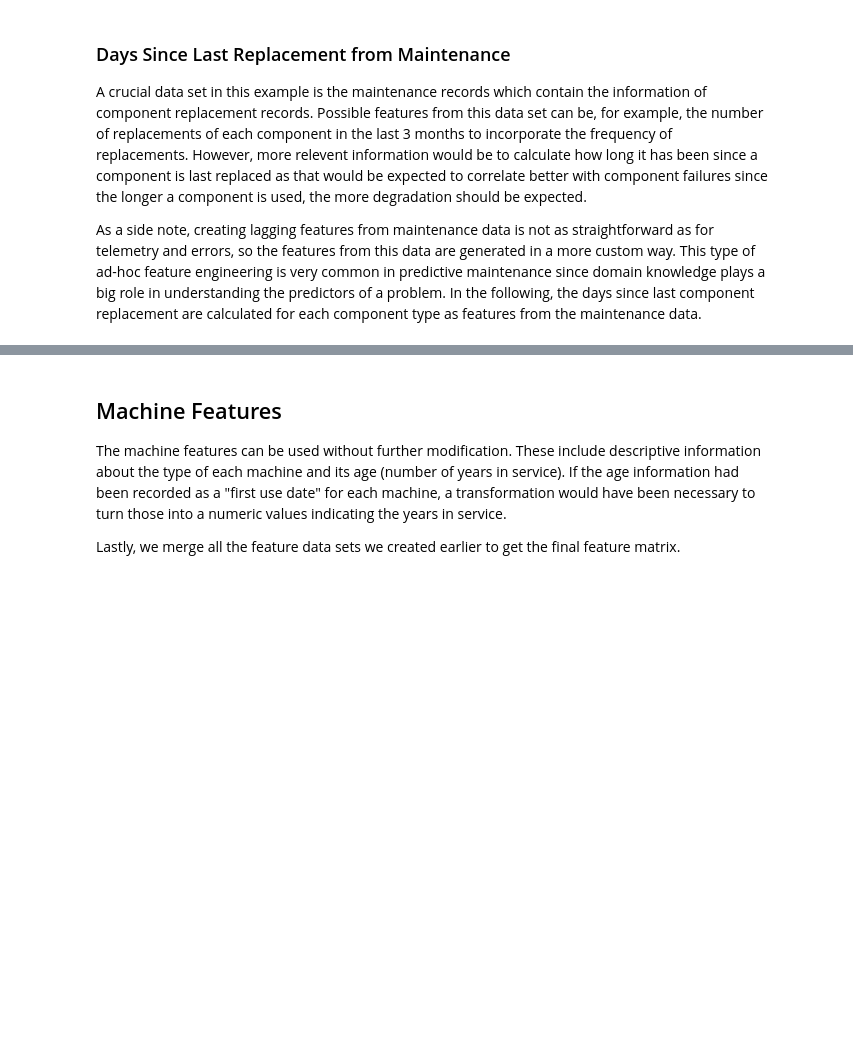
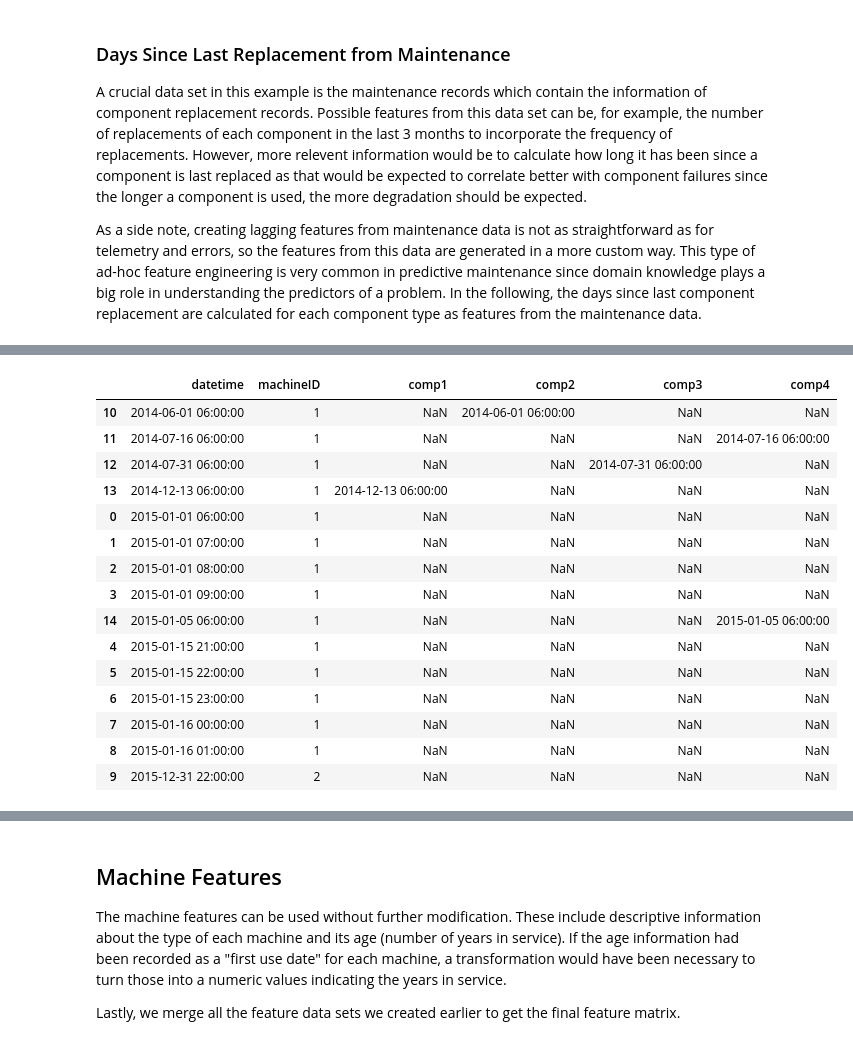
Before and after one commit to andreiciobanu/Predictive_Maintenance_using_Machine-Learning_Microsoft_Casestudy, a Jupyter notebook: Predictive Maintenance using Machine Learning - Telemetry.ipynb, the cells around one changed output, grey strips where cells are left out. Cells and saved outputs as stored; diff of their text form; code cells hidden in the pictures; blank space fills up the shorter version.

```diff
--- a/Predictive Maintenance using Machine Learning - Telemetry.ipynb
+++ b/Predictive Maintenance using Machine Learning - Telemetry.ipynb
@@ -455,3 +247,9 @@ comp_rep
+# %%
+for comp in components:
+    # forward-fill the most-recent date of component change
+    comp_rep1[comp] = comp_rep1[comp].fillna(method='ffill')
+
+comp_rep1
 # %%
 components = ['comp1', 'comp2', 'comp3', 'comp4']
 for comp in components:
@@ -502,0 +316,27 @@ comp_rep
+# %%
+components = ['comp1', 'comp2', 'comp3', 'comp4']
+for comp in components:
+    # convert indicator to most recent date of component change
+    comp_rep2.loc[comp_rep2[comp] < 1, comp] = None
+    comp_rep2.loc[-comp_rep2[comp].isnull(), comp] = comp_rep2.loc[-comp_rep2[comp].isnull(), 'datetime']
+
+    # forward-fill the most-recent date of component change
+    #comp_rep2[comp] = comp_rep2[comp].fillna(method='ffill')
+comp_rep2
+# %% [output]
+|  | datetime | machineID | comp1 | comp2 | comp3 | comp4 |
+| 10 | 2014-06-01 06:00:00 | 1 | NaN | 2014-06-01 06:00:00 | NaN | NaN |
+| 11 | 2014-07-16 06:00:00 | 1 | NaN | NaN | NaN | 2014-07-16 06:00:00 |
+| 12 | 2014-07-31 06:00:00 | 1 | NaN | NaN | 2014-07-31 06:00:00 | NaN |
+| 13 | 2014-12-13 06:00:00 | 1 | 2014-12-13 06:00:00 | NaN | NaN | NaN |
+| 0 | 2015-01-01 06:00:00 | 1 | NaN | NaN | NaN | NaN |
+| 1 | 2015-01-01 07:00:00 | 1 | NaN | NaN | NaN | NaN |
+| 2 | 2015-01-01 08:00:00 | 1 | NaN | NaN | NaN | NaN |
+| 3 | 2015-01-01 09:00:00 | 1 | NaN | NaN | NaN | NaN |
+| 14 | 2015-01-05 06:00:00 | 1 | NaN | NaN | NaN | 2015-01-05 06:00:00 |
+| 4 | 2015-01-15 21:00:00 | 1 | NaN | NaN | NaN | NaN |
+| 5 | 2015-01-15 22:00:00 | 1 | NaN | NaN | NaN | NaN |
+| 6 | 2015-01-15 23:00:00 | 1 | NaN | NaN | NaN | NaN |
+| 7 | 2015-01-16 00:00:00 | 1 | NaN | NaN | NaN | NaN |
+| 8 | 2015-01-16 01:00:00 | 1 | NaN | NaN | NaN | NaN |
+| 9 | 2015-12-31 22:00:00 | 2 | NaN | NaN | NaN | NaN |
```
Also changed, not shown: parts of 37 cells of this notebook, 1 other file.
